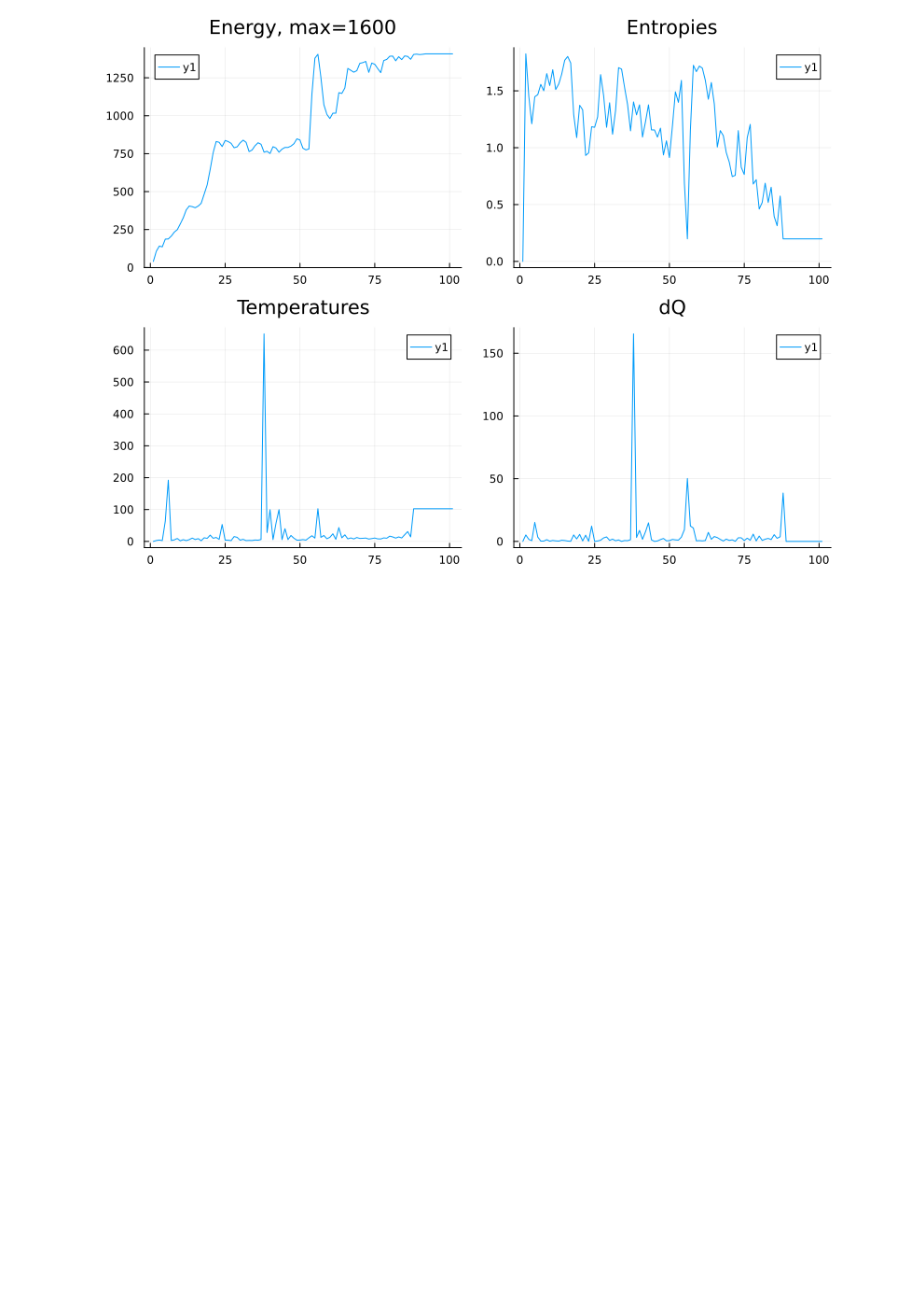
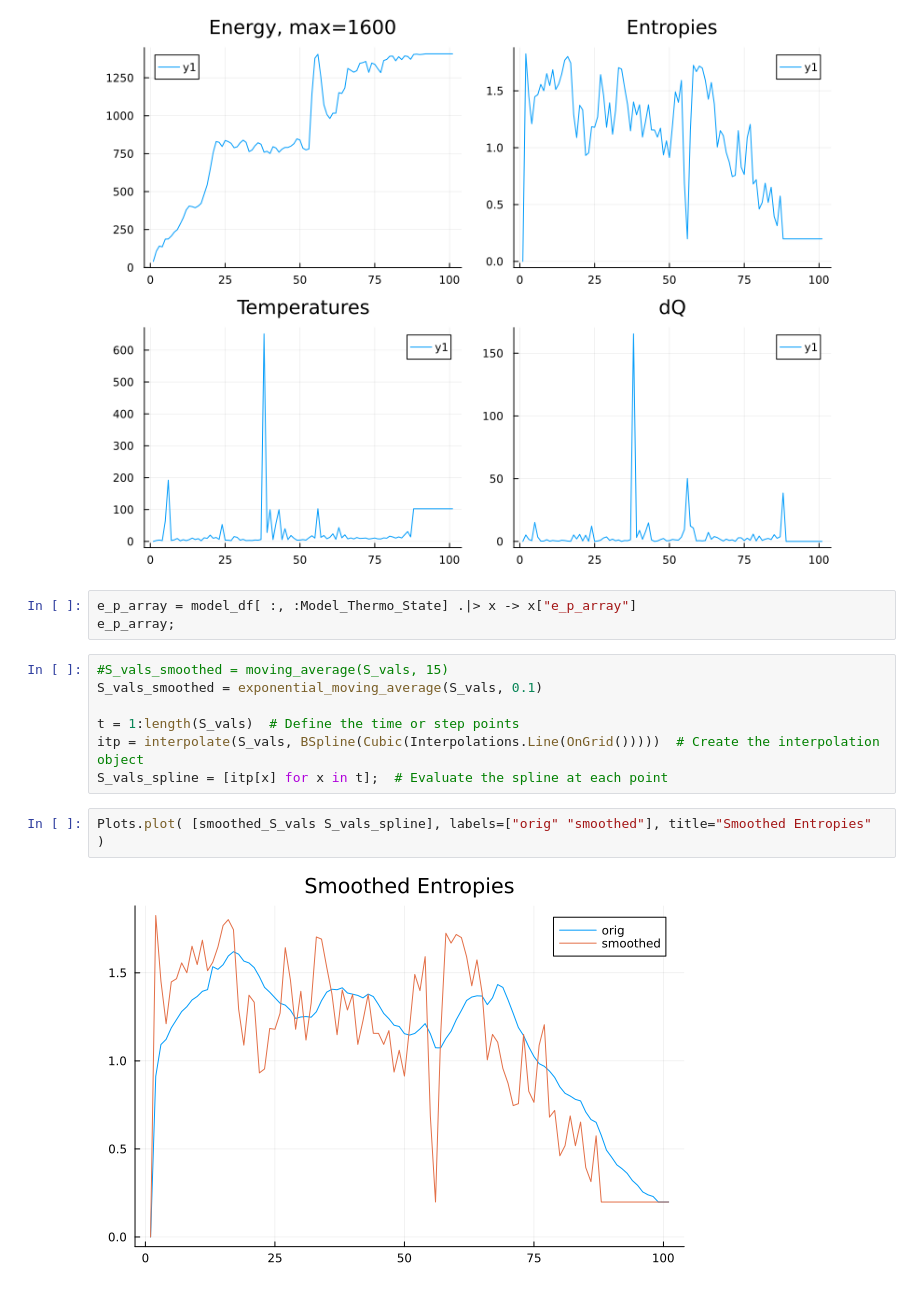
Before and after one commit to mantzaris/FlockingHeat, a Jupyter notebook: nb1.ipynb, the cells around one changed output. Drawn from its saved outputs; the diff is of its cells as text; blank space fills up the shorter version.

Commit message:
updates on how to use a smoothed entropy and distribution on the energy and probability for the temperature and heat

```diff
--- a/nb1.ipynb
+++ b/nb1.ipynb
@@ -304,3 +328,17 @@ p4 = Plots.plot( dQ_vals, title="dQ" )
 Plots.plot(p1,p2,p3,p4, size=(800,600))
 # %% [output]
 [figure]
+# %%
+e_p_array = model_df[ :, :Model_Thermo_State] .|> x -> x["e_p_array"]
+e_p_array;
+# %%
+#S_vals_smoothed = moving_average(S_vals, 15)
+S_vals_smoothed = exponential_moving_average(S_vals, 0.1)
+
+t = 1:length(S_vals)  # Define the time or step points
+itp = interpolate(S_vals, BSpline(Cubic(Interpolations.Line(OnGrid()))))  # Create the interpolation object
+S_vals_spline = [itp[x] for x in t];  # Evaluate the spline at each point
+# %%
+Plots.plot( [smoothed_S_vals S_vals_spline], labels=["orig" "smoothed"], title="Smoothed Entropies" )
+# %% [output]
+[figure, added]
```
Also changed, not shown: parts of 21 cells of this notebook.
